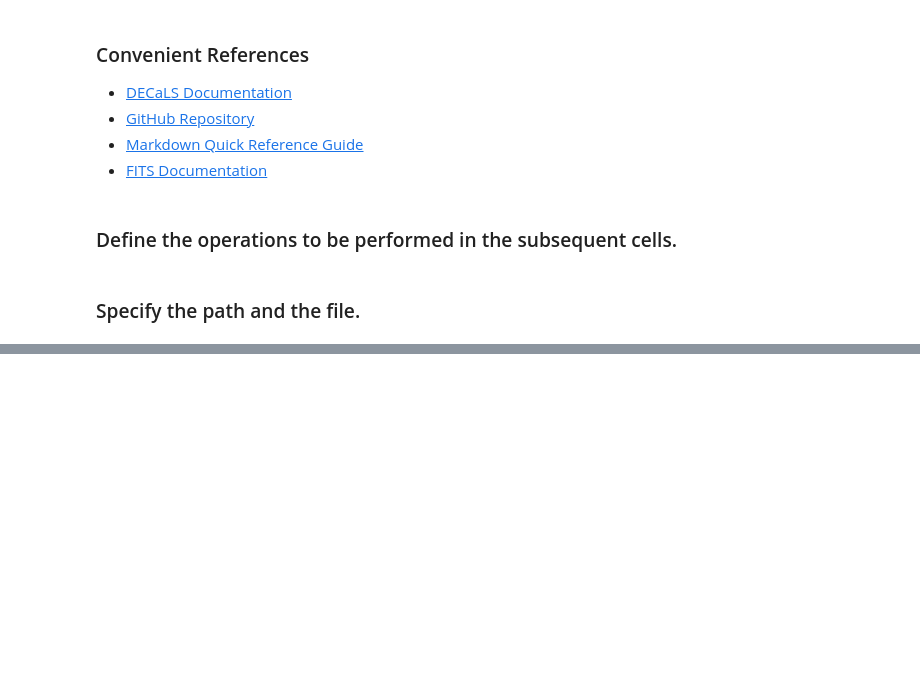
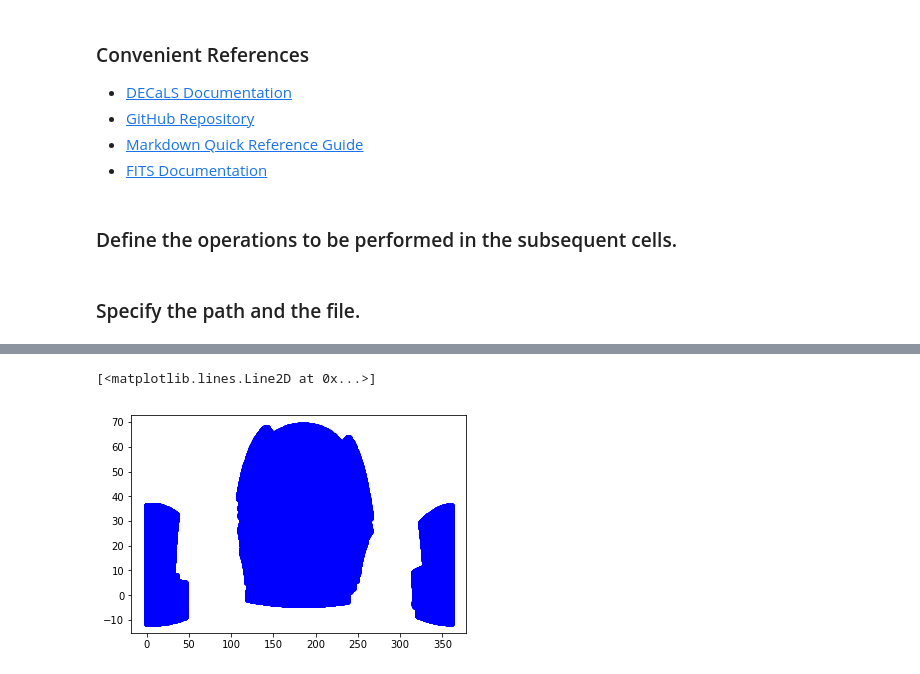
Before and after one commit to moustakas/siena-astrophysics, a Jupyter notebook: research/massivepilot/massivepilot.ipynb, the cells around one changed output, grey strips where cells are left out. Drawn from its saved outputs; the diff is of its cells as text; code cells hidden in the pictures; blank space fills up the shorter version.

```diff
--- a/research/massivepilot/massivepilot.ipynb
+++ b/research/massivepilot/massivepilot.ipynb
@@ -44,0 +72,5 @@ if CUTS == True:
+# %%
+plt.plot(centralsdata['RA'], centralsdata['DEC'],'bo')
+# %% [output]
+[<matplotlib.lines.Line2D at 0x...>]
+[figure, added]
```
Also changed, not shown: parts of 10 cells of this notebook.
